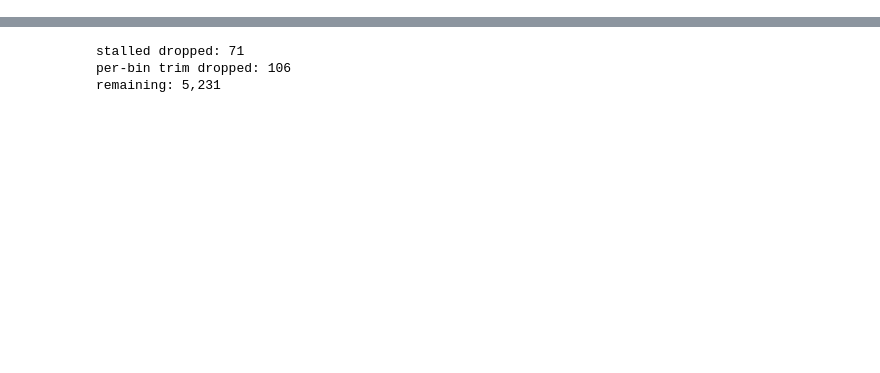
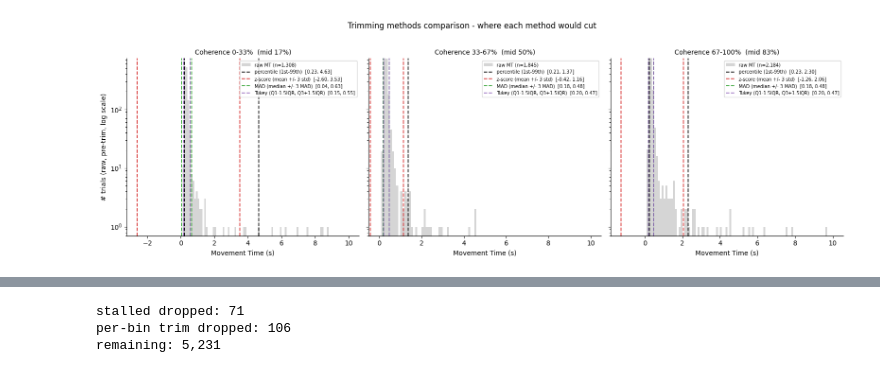
Before and after one commit to farrahabulkhair/fast_slow_changeofmind, a Jupyter notebook: movement_time_vs_coherence.ipynb, the cells around one changed output, grey strips where cells are left out. Saved outputs shown, nothing was run; the diff lists cells and outputs as text; code cells hidden in the pictures; blank space fills up the shorter version.

```diff
--- a/movement_time_vs_coherence.ipynb
+++ b/movement_time_vs_coherence.ipynb
@@ -12,0 +108,8 @@ Three figures, in order:
+# %%
+BIN_EDGES = np.array([0.0, 1/3, 2/3, 1.01])
+BIN_MIDS_PCT = (BIN_EDGES[:-1] + np.minimum(BIN_EDGES[1:], 1.0)) / 2 * 100
+BIN_LABELS = [f"{lo*100:.0f}-{min(hi,1.0)*100:.0f}%"
+              for lo, hi in zip(BIN_EDGES[:-1], BIN_EDGES[1:])]
+
+mv_orig["Bin"] = pd.cut(mv_orig.DVabs, BIN_EDGES, include_lowest=True, labels=False)
+print(mv_orig.Bin.value_counts().sort_index())
@@ -120,0 +404,24 @@ plt.show()
+# %%
+fig1b, axes1b = plt.subplots(1, 3, figsize=(16, 5), sharey=True)
+for b, ax in enumerate(axes1b):
+    sub = mv[mv.Bin == b]
+    ok = sub[~sub.stalled].MT.values
+    ax.hist(ok, bins=HIST_BINS, color="lightgray", alpha=0.95, label=f"raw MT (n={len(ok):,})")
+    ax.set_yscale("log"); ax.set_ylim(0.7, None)
+    for mname in trim_methods.keys():
+        lo, hi = cutoffs_all[mname].loc[b, ["lo", "hi"]]
+        col = trim_colors[mname]
+        ax.axvline(lo, color=col, linestyle="--", linewidth=1.4, alpha=0.9)
+        ax.axvline(hi, color=col, linestyle="--", linewidth=1.4, alpha=0.9,
+                   label=f"{mname}  [{lo:.2f}, {hi:.2f}]")
+    ax.set_title(f"Coherence {BIN_LABELS[b]}  (mid {BIN_MIDS_PCT[b]:.0f}%)", fontsize=10)
+    ax.set_xlabel("Movement Time (s)")
+    if b == 0: ax.set_ylabel("# trials (raw, pre-trim, log scale)")
+    ax.spines["top"].set_visible(False); ax.spines["right"].set_visible(False)
+    ax.legend(fontsize=7, loc="upper right")
+fig1b.suptitle("Trimming methods comparison - where each method would cut", fontsize=12, y=1.02)
+fig1b.tight_layout()
+fig1b.savefig(HERE / "trimming_methods_comparison.png", dpi=150, bbox_inches="tight")
+plt.show()
+# %% [output]
+[figure, added]
```
Also changed, not shown: parts of 64 cells of this notebook, 9 other files.
